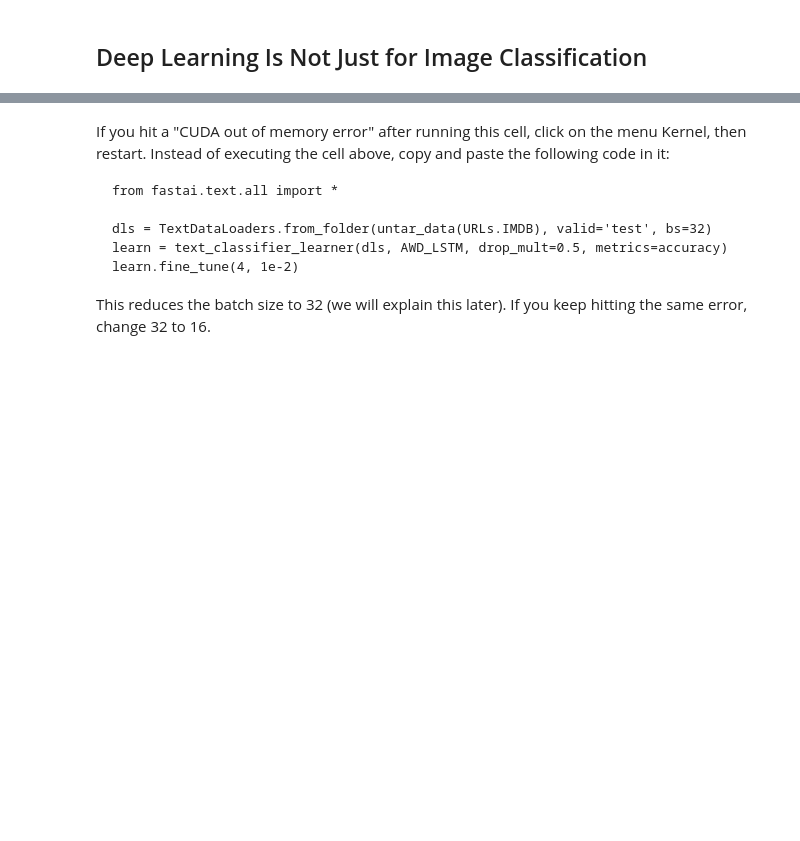
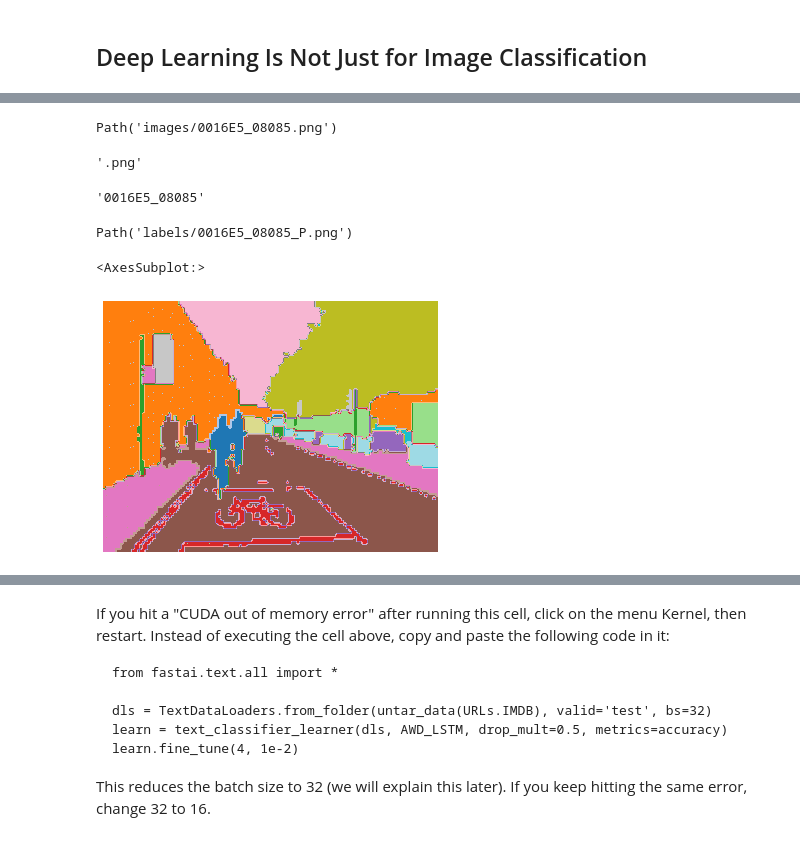
Before and after one commit to harpreetmann24/fastbook, a Jupyter notebook: clean_harpreet/01_intro.ipynb, the cells around one changed output, grey strips where cells are left out. Drawn from its saved outputs; the diff is of its cells as text; code cells hidden in the pictures; blank space fills up the shorter version.

```diff
--- a/clean_harpreet/01_intro.ipynb
+++ b/clean_harpreet/01_intro.ipynb
@@ -278,0 +363,2 @@ Since these kinds of machine learning models can only make *predictions* (i.e.,
+# %%
+path = Path.BASE_PATH = data_path/'camvid_tiny'
@@ -278,0 +369,5 @@ Since these kinds of machine learning models can only make *predictions* (i.e.,
+# %%
+image_files = get_image_files(path/'images')
+# %%
+img_file = image_files[10]
+img_file
@@ -278,0 +383,23 @@ Since these kinds of machine learning models can only make *predictions* (i.e.,
+# %%
+img_file
+# %% [output]
+Path('images/0016E5_08085.png')
+# %%
+img_file.suffix
+# %% [output]
+'.png'
+# %%
+img_file.stem
+# %% [output]
+'0016E5_08085'
+# %%
+mask_file = path/'labels'/f'{img_file.stem}_P{img_file.suffix}
+mask_file
+# %% [output]
+Path('labels/0016E5_08085_P.png')
+# %%
+mask = PILMask.create(mask_file)
+mask.show(figsize=(6, 6), alpha=1)
+# %% [output]
+<AxesSubplot:>
+[figure, added]
```
Also changed, not shown: parts of 38 cells of this notebook, 1 other file.
